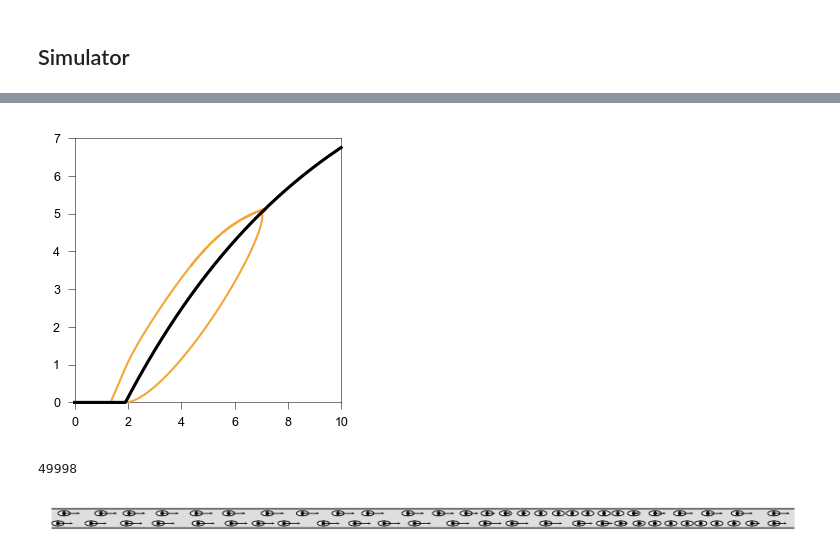
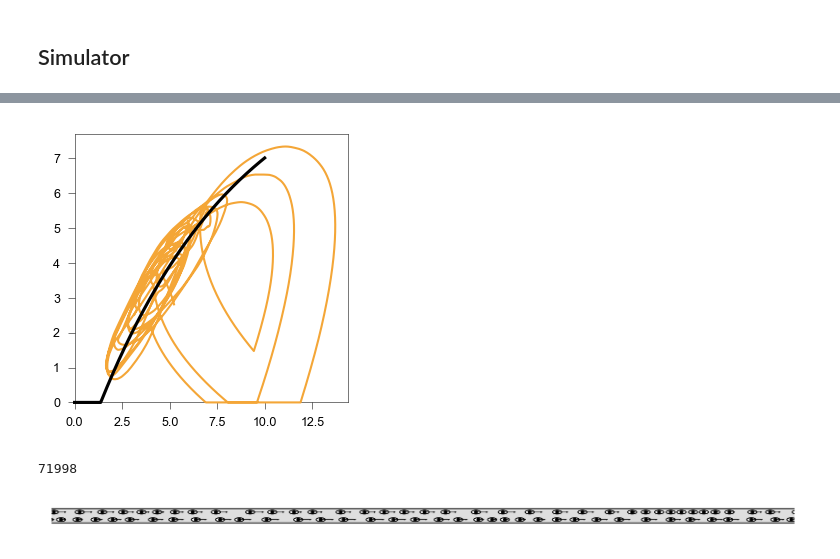
Before and after one commit to EPFL-ENAC/LUTS-pneuma-simulator, a Jupyter notebook: notebooks/simulator.ipynb, the cells around one changed output, grey strips where cells are left out. Saved outputs shown, nothing was run; the diff lists cells and outputs as text; code cells hidden in the pictures.

```diff
--- a/notebooks/simulator.ipynb
+++ b/notebooks/simulator.ipynb
@@ -1111,4 +1112,11 @@ def infront(e_i, pos_i, pos_j):
 def ov(x: float | NDArray[np.floating], lam: float, v0: float, s0: float) -> float | NDArray[np.floating]:
     y = np.maximum(0.0, v0 - v0 * np.exp((-lam / v0) * (x - s0)))
     return y
+# %%
+from scipy.stats import weibull_min
+
+# ---- Braking duration distribution ----
+brake_k = 4.0
+brake_scale = 2.0
+brake_dist = weibull_min(c=brake_k, scale=brake_scale)
 # %%
@@ -1490,16 +1547,16 @@ for t in range(COUNT - 1):
 # %%
 %matplotlib inline
 fig, ax = plt.subplots(figsize=(5 * cm, 5 * cm), dpi=150)
-ax.plot(array(gaps)[85000:], speeds[85000:], c=orange, lw=1, clip_on=False, zorder=10)
+ax.plot(array(gaps)[100:], speeds[100:], c=orange, lw=1, clip_on=False, zorder=10)
 support = arange(0, 10, 0.01)
 nnm = ov(support, lam[0], v0[0], s0[0])
 ax.plot(support, nnm, clip_on=False, c="k",zorder=12)
-ax.set_xlim(0, 10)
-ax.set_ylim(0, 7)
+ax.set_xlim(0, None)
+ax.set_ylim(0, None)
 plt.tight_layout(pad=0)
 plt.show()
 # %% [output]
-[figure, old version]
+[figure, new version]
 # %%
 import os
 from pNeuma_simulator.animations import ring
@@ -1516,8 +1573,8 @@ def animate_ring(i, item, ax, fig):
 item = l_agents
 step = 4
 fig, ax = plt.subplots(figsize=(14.7 * params.cm, 2.5 * params.cm), dpi=300)
-start = 49998
-end = 50000
+start = len(l_agents) - 1
+end = len(l_agents)
 ani_ring = animation.FuncAnimation(
     fig,
     animate_ring,
@@ -1530,8 +1587,8 @@ ani_ring = animation.FuncAnimation(
 )
 print(start)
 # %% [output]
-49998
+71998
-[figure, old version]
+[figure, new version]
 # %%
 # Save the animation as an HTML video
 # ani_ring_html = ani_ring.to_jshtml()
```
Also changed, not shown: parts of 15 cells of this notebook, 1 other file.
